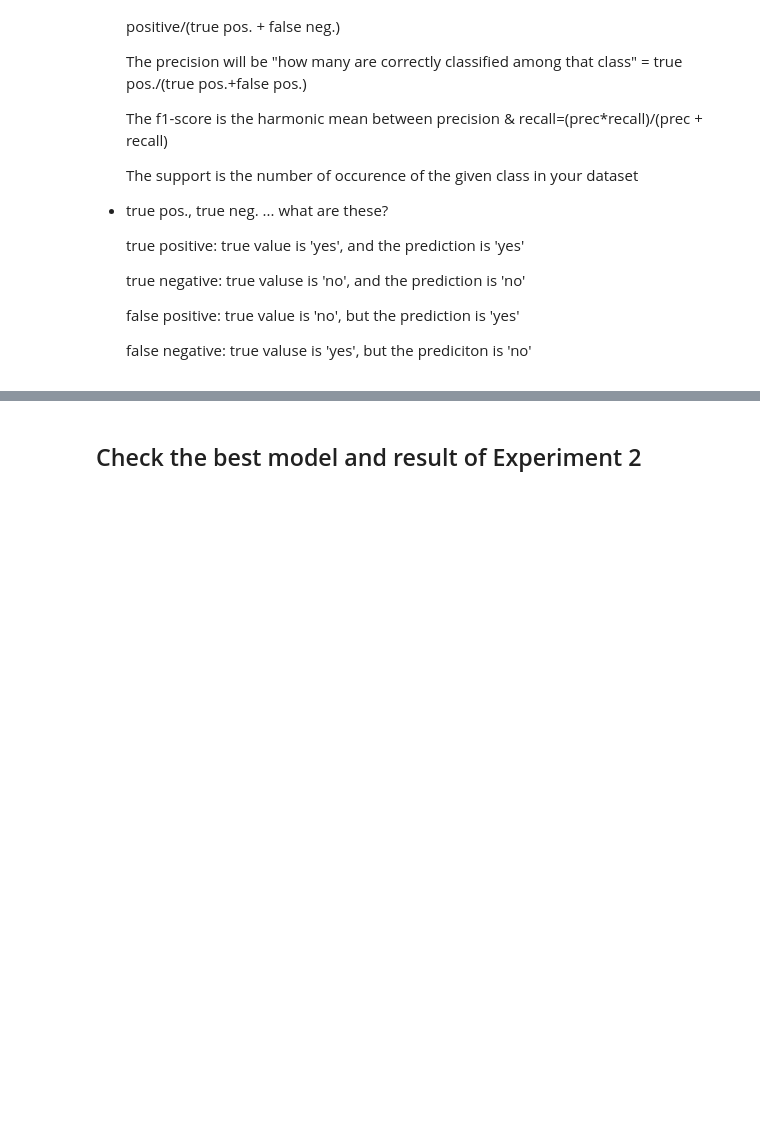
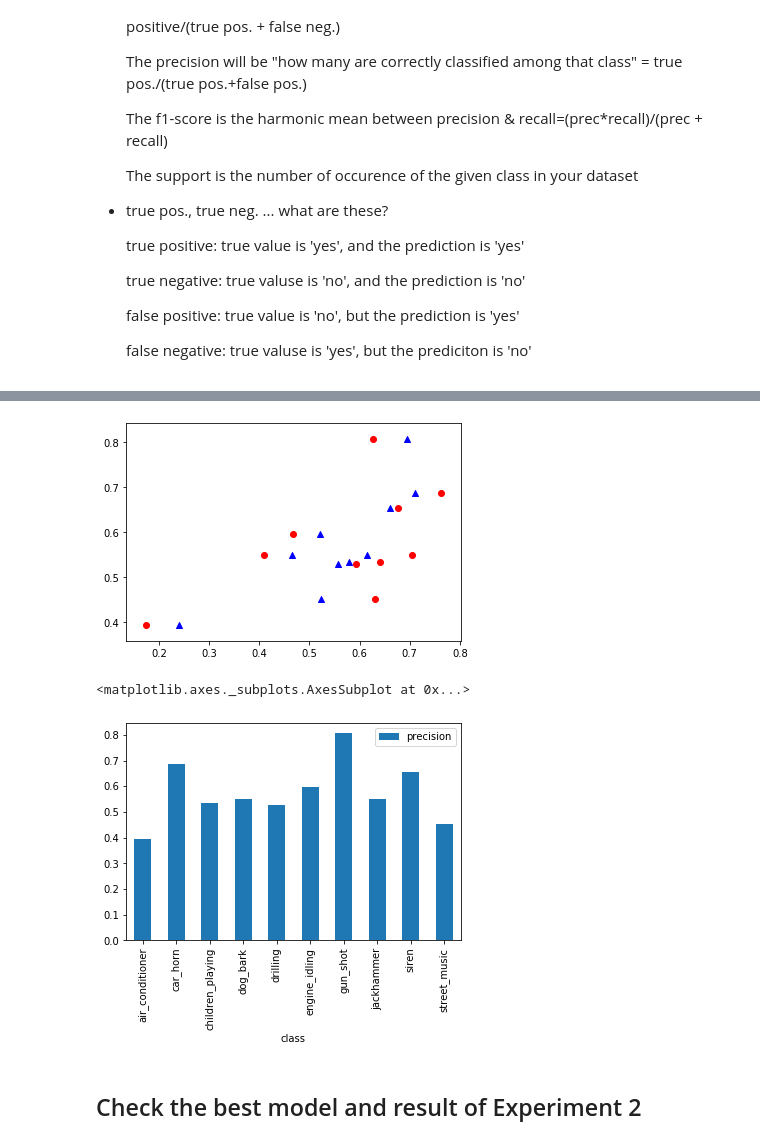
Before and after one commit to ejlee127/UrbanSoundClassification, a Jupyter notebook: Jupyter Notebooks/processing_results.ipynb, the cells around one changed output, grey strips where cells are left out. Cells and saved outputs as stored; diff of their text form; code cells hidden in the pictures; blank space fills up the shorter version.

Commit message:
updating processing result notebook

```diff
--- a/Jupyter Notebooks/processing_results.ipynb
+++ b/Jupyter Notebooks/processing_results.ipynb
@@ -44,0 +84,31 @@ classes = ['air_conditioner', 'car_horn', 'children_playing', 'dog_bark',
+# %%
+scores_df = pd.DataFrame()
+class_report_df = pd.DataFrame()
+for i in range(len(json_filenames)):
+    ith_report = model_result["report"][i]
+    class_report = {}
+    scores = {}
+    precisions = []
+    recalls = []
+    f1_scores = []
+    supports = []
+    for j in range(len(classes)):
+        precisions.append(ith_report[classes[j]]["precision"])
+        recalls.append(ith_report[classes[j]]["recall"])
+        f1_scores.append(ith_report[classes[j]]["f1-score"])
+        supports.append(ith_report[classes[j]]["support"])
+    class_report["test folders"] = test_folders[i]
+    class_report["class"]=classes
+    class_report["precision"] = precisions
+    class_report["recall"] = recalls
+    class_report["f1-score"] = f1_scores
+    class_report["support"] = supports
+    #scores["parameter"] = model_result["parameter"][i]
+    print("model parameter", model_result["parameter"][i])
+    scores["test folders"] = test_folders[i]
+    scores["trainAcc"] = model_result["finalAcc"][i]
+    scores["valAcc"] = model_result["finalVal"][i]
+    scores["testAcc"] = ith_report["accuracy"]
+
+    class_report_df = class_report_df.append(pd.DataFrame(class_report), ignore_index=True)
+    scores_df = scores_df.append(pd.DataFrame(scores,index=[0]), ignore_index=True)
@@ -44,0 +132,3 @@ classes = ['air_conditioner', 'car_horn', 'children_playing', 'dog_bark',
+# %%
+avg_report = class_report_df.groupby(['class']).mean()
+avg_report
@@ -45,3 +148,17 @@ classes = ['air_conditioner', 'car_horn', 'children_playing', 'dog_bark',
+# %%
+avg_precision = avg_report[["precision"]]
+avg_recall =  avg_report[["recall"]]
+avg_f1_score =  avg_report[["f1-score"]]
+
+plt.scatter(avg_recall, avg_precision, color='r', marker="o", label="recall")
+plt.scatter(avg_f1_score, avg_precision, color='b', marker="^", label="f1-score")
+plt.show()
+
+avg_report.plot.bar(y='precision', rot=90)
+# %% [output]
+[figure, added]
+<matplotlib.axes._subplots.AxesSubplot at 0x...>
+[figure, added]
 # %% [markdown]
 ## Check the best model and result of Experiment 2
 # %%
```
Also changed, not shown: parts of 7 cells of this notebook, 5 other files.
